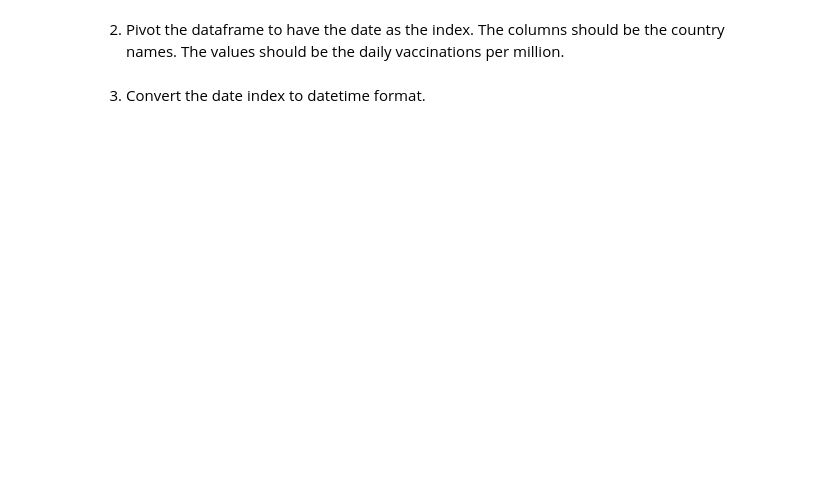
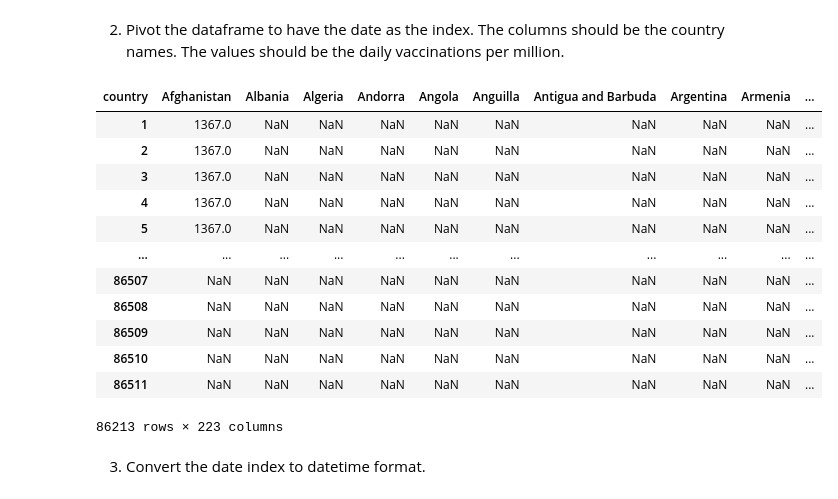
Before and after one commit to fenyx-it-academy/Class8-DataManipulation-Week20, a Jupyter notebook: assignment3.ipynb, the cells around one changed output. Drawn from its saved outputs; the diff is of its cells as text; code cells hidden in the pictures; blank space fills up the shorter version.

```diff
--- a/assignment3.ipynb
+++ b/assignment3.ipynb
@@ -27,2 +62,19 @@ df = pd.read_csv("/path/to/country_vaccinations.csv")
+# %%
+# YOUR CODE HERE
+df.pivot_table(values='daily_vaccinations', index=df.index, columns='country', aggfunc='first')
+# %% [output]
+| country | Afghanistan | Albania | Algeria | Andorra | Angola | Anguilla | Antigua and Barbuda | Argentina | Armenia | ... |
+| 1 | 1367.0 | NaN | NaN | NaN | NaN | NaN | NaN | NaN | NaN | ... |
+| 2 | 1367.0 | NaN | NaN | NaN | NaN | NaN | NaN | NaN | NaN | ... |
+| 3 | 1367.0 | NaN | NaN | NaN | NaN | NaN | NaN | NaN | NaN | ... |
+| 4 | 1367.0 | NaN | NaN | NaN | NaN | NaN | NaN | NaN | NaN | ... |
+| 5 | 1367.0 | NaN | NaN | NaN | NaN | NaN | NaN | NaN | NaN | ... |
+| ... | ... | ... | ... | ... | ... | ... | ... | ... | ... | ... |
+| 86507 | NaN | NaN | NaN | NaN | NaN | NaN | NaN | NaN | NaN | ... |
+| 86508 | NaN | NaN | NaN | NaN | NaN | NaN | NaN | NaN | NaN | ... |
+| 86509 | NaN | NaN | NaN | NaN | NaN | NaN | NaN | NaN | NaN | ... |
+| 86510 | NaN | NaN | NaN | NaN | NaN | NaN | NaN | NaN | NaN | ... |
+| 86511 | NaN | NaN | NaN | NaN | NaN | NaN | NaN | NaN | NaN | ... |
+86213 rows × 223 columns
 # %% [markdown]
 3. Convert the date index to datetime format.
```
Also changed, not shown: parts of 16 cells of this notebook, 2 other files.
